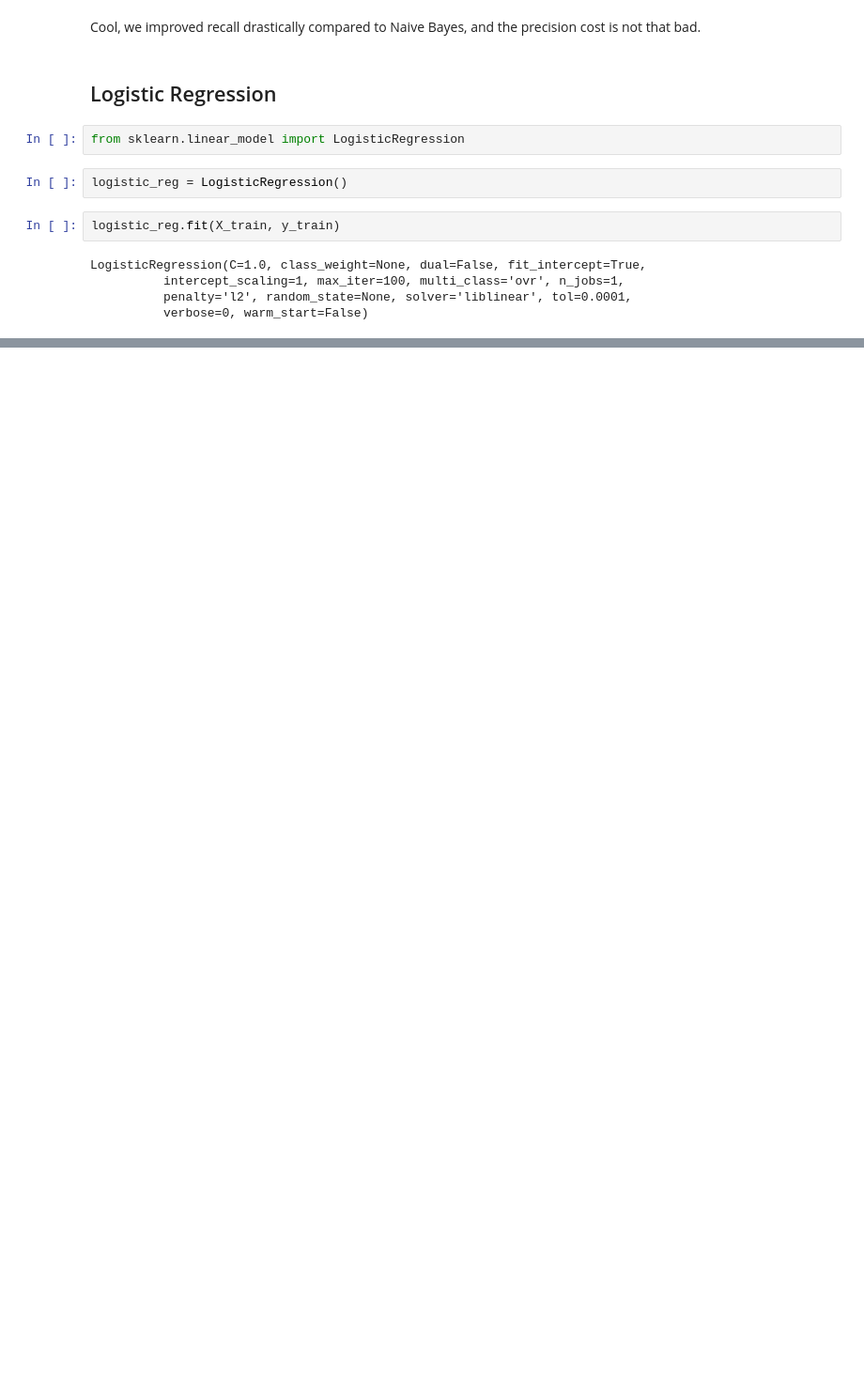
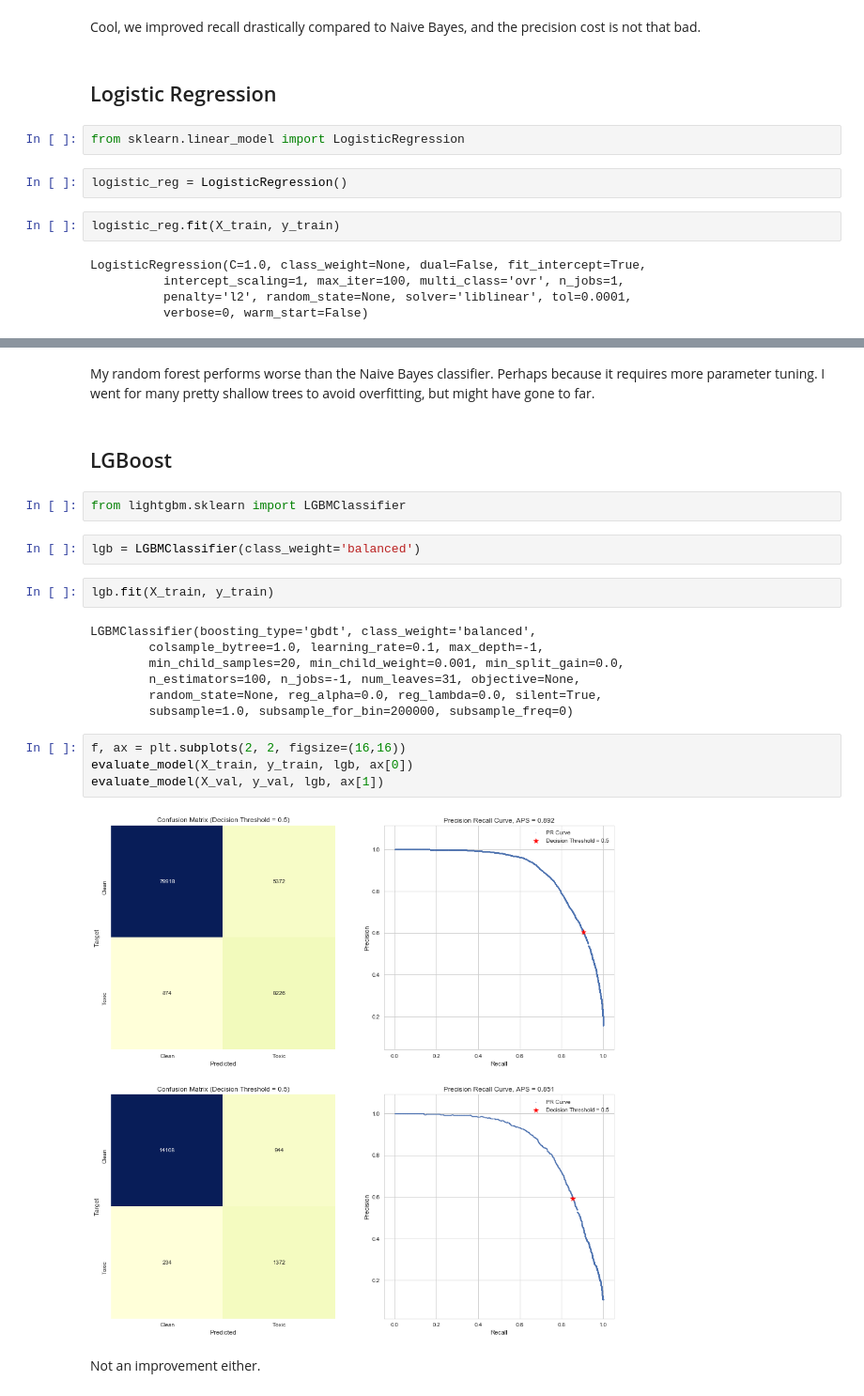
Before and after one commit to gustavgransbo/Data-Science-Playground, a Jupyter notebook: Kaggle/Toxic Comment Classification/2. Toxic Comment Classification - Baseline.ipynb, the cells around one changed output, grey strips where cells are left out. Shown at 94% size. Cells and saved outputs as stored; diff of their text form; blank space fills up the shorter version.

```diff
--- a/Kaggle/Toxic Comment Classification/2. Toxic Comment Classification - Baseline.ipynb
+++ b/Kaggle/Toxic Comment Classification/2. Toxic Comment Classification - Baseline.ipynb
@@ -291,3 +316,30 @@ Pretty big inrease in false positives now compared to SVM.
+# %% [markdown]
+My random forest performs worse than the Naive Bayes classifier.
+Perhaps because it requires more parameter tuning.
+I went for many pretty shallow trees to avoid overfitting, but might have gone to far.
+# %% [markdown]
+## LGBoost
+# %%
+from lightgbm.sklearn import LGBMClassifier
+# %%
+lgb = LGBMClassifier(class_weight='balanced')
+# %%
+lgb.fit(X_train, y_train)
+# %% [output]
+LGBMClassifier(boosting_type='gbdt', class_weight='balanced',
+        colsample_bytree=1.0, learning_rate=0.1, max_depth=-1,
+        min_child_samples=20, min_child_weight=0.001, min_split_gain=0.0,
+        n_estimators=100, n_jobs=-1, num_leaves=31, objective=None,
+        random_state=None, reg_alpha=0.0, reg_lambda=0.0, silent=True,
+        subsample=1.0, subsample_for_bin=200000, subsample_freq=0)
+# %%
+f, ax = plt.subplots(2, 2, figsize=(16,16))
+evaluate_model(X_train, y_train, lgb, ax[0])
+evaluate_model(X_val, y_val, lgb, ax[1])
+# %% [output]
+[figure, added]
+# %% [markdown]
+Not an improvement either.
 # %% [markdown]
 # Summary
 By representing all comments using bags of words, scaled using tf-idf, I was able to classify toxic comments using a naive bayes classifier, a linnear SVM and logistic regression. With no hyperparameter tuning, the linear SVM performed the best.
```
Also changed, not shown: parts of 12 cells of this notebook.
